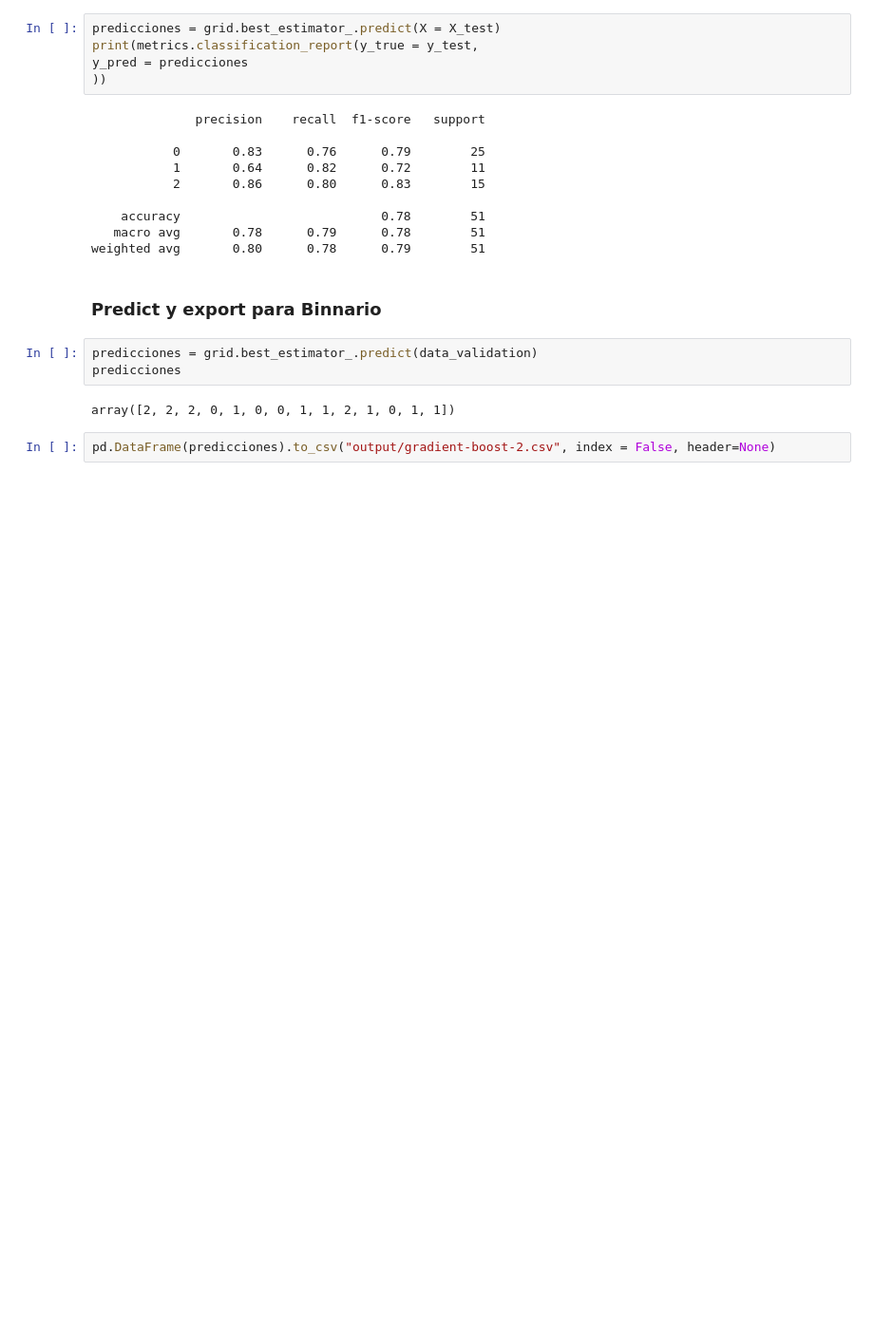
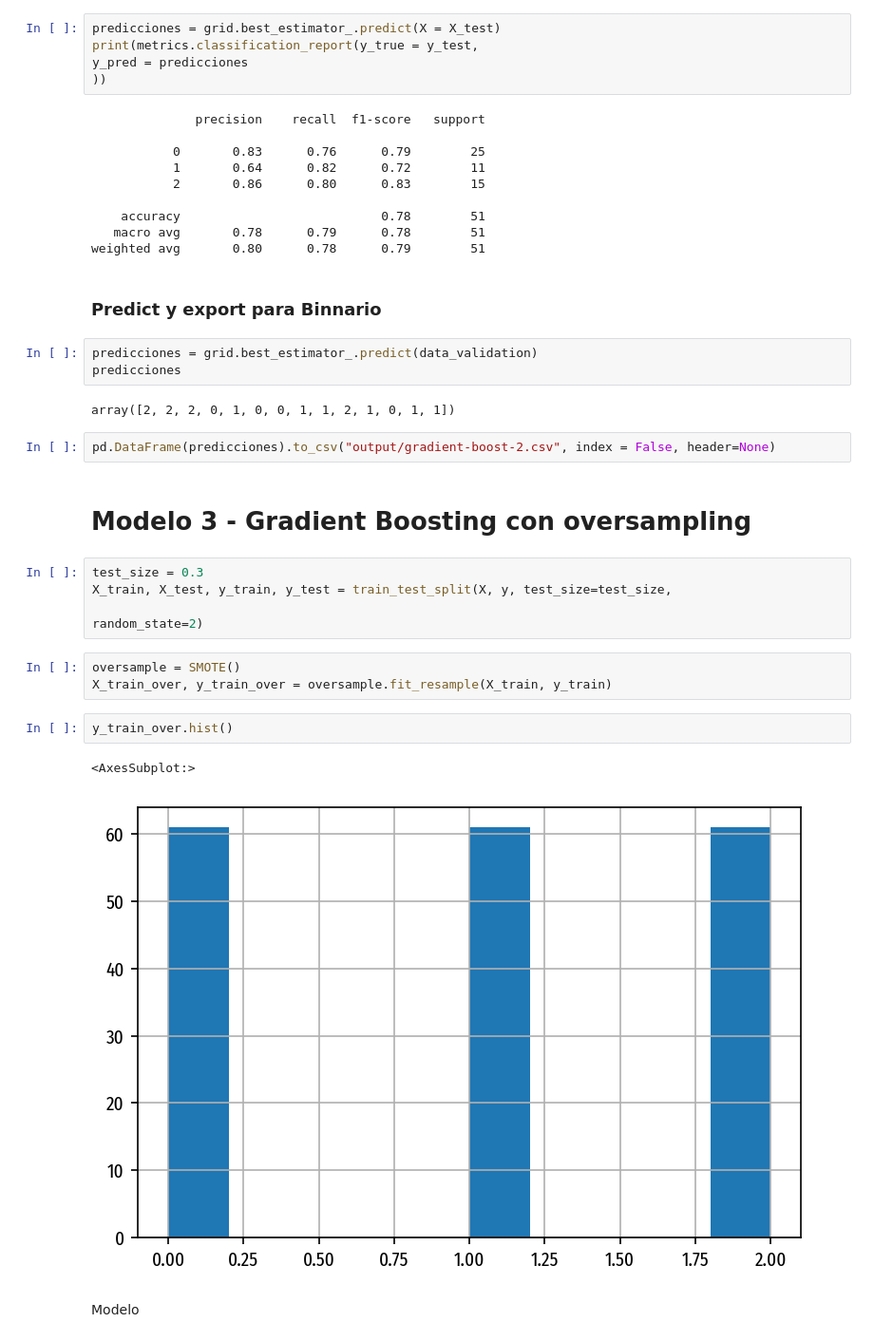
Before and after one commit to fabianigual/desafio-ml, a Jupyter notebook: modelos-entrega-ml.ipynb, the cells around one changed output. Shown: that part at 95% size. Drawn from its saved outputs; the diff is of its cells as text; blank space fills up the shorter version.

Commit message:
add oversampling

```diff
--- a/modelos-entrega-ml.ipynb
+++ b/modelos-entrega-ml.ipynb
@@ -376,3 +377,19 @@ predicciones
 array([2, 2, 2, 0, 1, 0, 0, 1, 1, 2, 1, 0, 1, 1])
 # %%
 pd.DataFrame(predicciones).to_csv("output/gradient-boost-2.csv", index = False, header=None)
+# %% [markdown]
+# Modelo 3 - Gradient Boosting con oversampling
+# %%
+test_size = 0.3
+X_train, X_test, y_train, y_test = train_test_split(X, y, test_size=test_size,
+                                                                                              random_state=2)
+# %%
+oversample = SMOTE()
+X_train_over, y_train_over = oversample.fit_resample(X_train, y_train)
+# %%
+y_train_over.hist()
+# %% [output]
+<AxesSubplot:>
+[figure, added]
+# %% [markdown]
+Modelo
```
Also changed, not shown: parts of 13 cells of this notebook, 1 other file.
